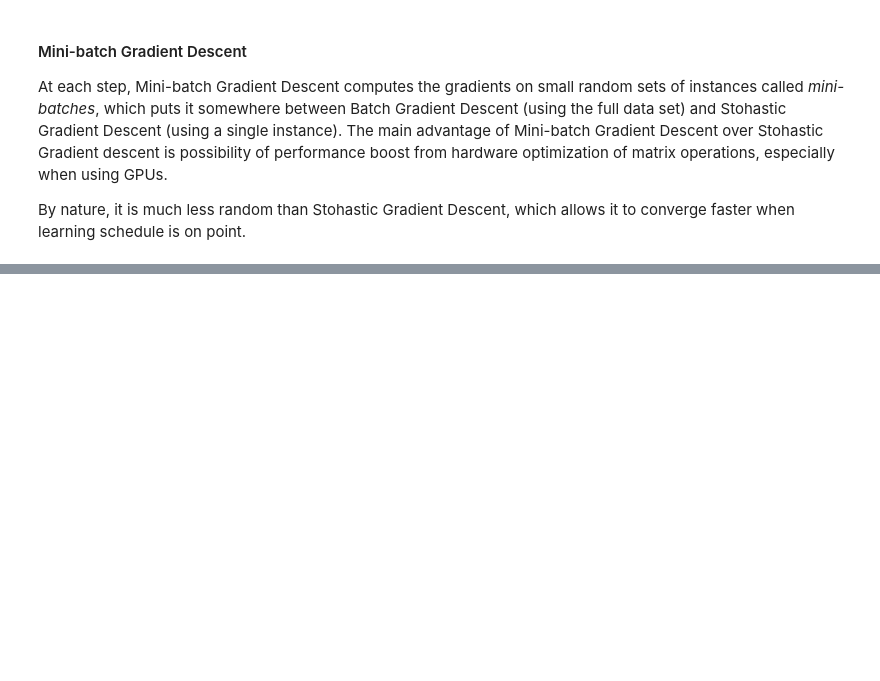
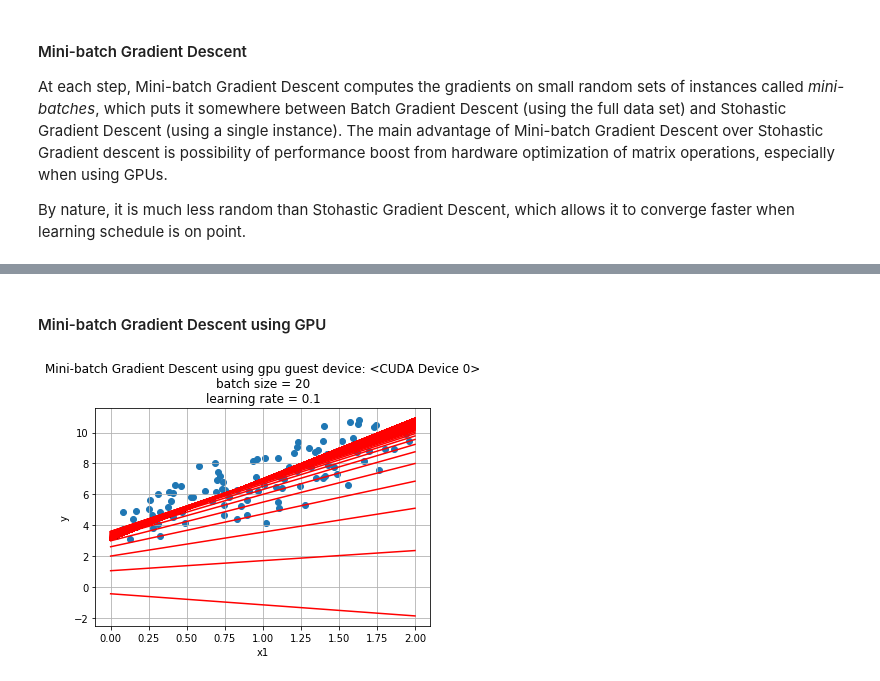
Before and after one commit to akapet00/learning, a Jupyter notebook: training-models.ipynb, the cells around one changed output, grey strips where cells are left out. Cells and saved outputs as stored; diff of their text form; code cells hidden in the pictures; blank space fills up the shorter version.

```diff
--- a/training-models.ipynb
+++ b/training-models.ipynb
@@ -272,0 +311,2 @@ By nature, it is much less random than Stohastic Gradient Descent, which allows
+# %% [markdown]
+#### Mini-batch Gradient Descent using GPU
@@ -272,0 +337,26 @@ By nature, it is much less random than Stohastic Gradient Descent, which allows
+# %%
+# generate artificial data with noise
+cp.random.seed(42)
+X = 2 * cp.random.rand(100, 1)
+y = 4 + 3 * X + cp.random.randn(100, 1)
+
+theta = cp.random.randn(2,1)
+eta = 0.1
+n_epochs = 1000
+batch_size = 20
+# %%
+theta, history = miniBatchGradientDescentGPU(theta, X, y, eta, n_epochs, batch_size)
+# %%
+# to plot the GPU data, we need to convert gpu arrays to numpy arrays
+theta_cpu = cp.asnumpy(theta)
+history_cpu = cp.asnumpy(history)
+
+x_new = np.array([0, 2]).reshape(-1, 1)
+y_predict = np.c_[x_new, np.ones((x_new.shape[0], 1))] @ history_cpu.T
+
+plotData(cp.asnumpy(X), cp.asnumpy(y))
+plt.plot(x_new, y_predict, 'r-')
+plt.title(f'Mini-batch Gradient Descent using gpu guest device: {theta.device}\nbatch size = {batch_size}\nlearning rate = {eta}')
+plt.show()
+# %% [output]
+[figure, added]
```
Also changed, not shown: parts of 18 cells of this notebook.
